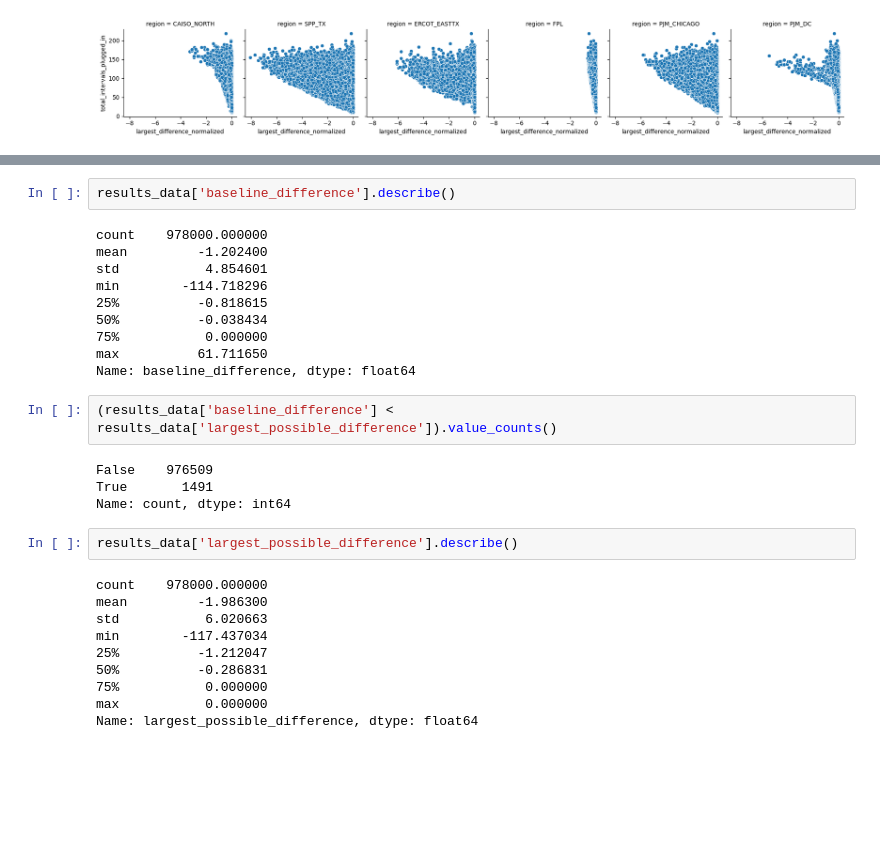
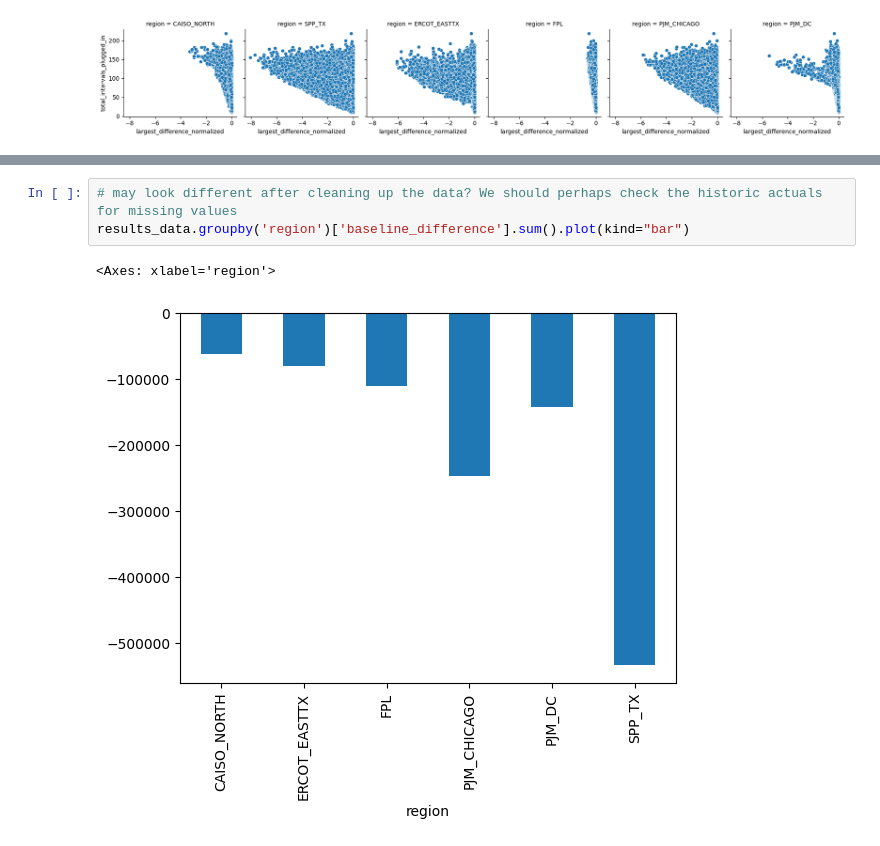
Before and after one commit to WattTime/watttime-python-client, a Jupyter notebook: evaluation/moer_synth_data_results_163k_20240730.ipynb, the cells around one changed output, grey strips where cells are left out. Cells and saved outputs as stored; diff of their text form; blank space fills up the shorter version.

```diff
--- a/evaluation/moer_synth_data_results_163k_20240730.ipynb
+++ b/evaluation/moer_synth_data_results_163k_20240730.ipynb
@@ -129,30 +151,6 @@ Name: baseline_difference, dtype: float64
-# %%
-results_data['baseline_difference'].describe()
-# %% [output]
-count    978000.000000
-mean         -1.202400
-std           4.854601
-min        -114.718296
-25%          -0.818615
-50%          -0.038434
-75%           0.000000
-max          61.711650
-Name: baseline_difference, dtype: float64
-# %%
-(results_data['baseline_difference'] < results_data['largest_possible_difference']).value_counts()
-# %% [output]
-False    976509
-True       1491
-Name: count, dtype: int64
-# %%
-results_data['largest_possible_difference'].describe()
-# %% [output]
-count    978000.000000
-mean         -1.986300
-std           6.020663
-min        -117.437034
-25%          -1.212047
-50%          -0.286831
-75%           0.000000
-max           0.000000
-Name: largest_possible_difference, dtype: float64
+# %%
+# may look different after cleaning up the data? We should perhaps check the historic actuals for missing values
+results_data.groupby('region')['baseline_difference'].sum().plot(kind="bar")
+# %% [output]
+<Axes: xlabel='region'>
+[figure, added]
```
Also changed, not shown: parts of 20 cells of this notebook.
